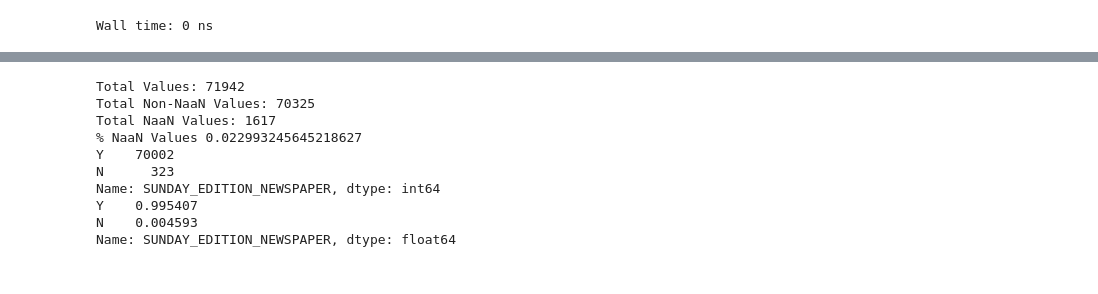
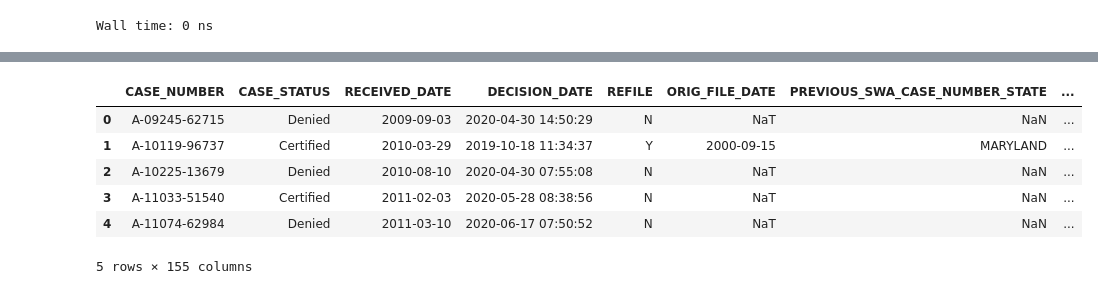
Before and after one commit to PrafullaDash/PythonForAnalytics-Grp4, a Jupyter notebook: Labor Analysis - Sam Gunther.ipynb, the cells around one changed output, grey strips where cells are left out. Saved outputs shown, nothing was run; the diff lists cells and outputs as text; code cells hidden in the pictures.

```diff
--- a/Labor Analysis - Sam Gunther.ipynb
+++ b/Labor Analysis - Sam Gunther.ipynb
@@ -192,13 +21,28 @@ plt.figure(figsize = (15,10))
-# %%
-column_info(df, 'SUNDAY_EDITION_NEWSPAPER')
-# %% [output]
-Total Values: 71942
-Total Non-NaaN Values: 70325
-Total NaaN Values: 1617
-% NaaN Values 0.022993245645218627
-Y    70002
-N      323
-Name: SUNDAY_EDITION_NEWSPAPER, dtype: int64
-Y    0.995407
-N    0.004593
-Name: SUNDAY_EDITION_NEWSPAPER, dtype: float64
+# %%
+# filter case statuses that are not withdrawn as including them could lead to misleading insights
+df = df[df.CASE_STATUS != 'Withdrawn']
+
+# create binary variables between cases that are denied vs certified
+# denied cases will have a binary variable of 1 while certified cases will have a binary variable of 0
+case_status = []
+case_status_binary = []
+for i in df.CASE_STATUS:
+    if i == 'Denied':
+        case_status.append('Denied')
+        case_status_binary.append(1)
+    else:
+        case_status.append('Certified')
+        case_status_binary.append(0)
+
+df['CASE_STATUS'] = case_status
+df['CASE_STATUS_BINARY'] = case_status_binary
+
+df.head()
+# %% [output]
+|  | CASE_NUMBER | CASE_STATUS | RECEIVED_DATE | DECISION_DATE | REFILE | ORIG_FILE_DATE | PREVIOUS_SWA_CASE_NUMBER_STATE | ... |
+| 0 | A-09245-62715 | Denied | 2009-09-03 | 2020-04-30 14:50:29 | N | NaT | NaN | ... |
+| 1 | A-10119-96737 | Certified | 2010-03-29 | 2019-10-18 11:34:37 | Y | 2000-09-15 | MARYLAND | ... |
+| 2 | A-10225-13679 | Denied | 2010-08-10 | 2020-04-30 07:55:08 | N | NaT | NaN | ... |
+| 3 | A-11033-51540 | Certified | 2011-02-03 | 2020-05-28 08:38:56 | N | NaT | NaN | ... |
+| 4 | A-11074-62984 | Denied | 2011-03-10 | 2020-06-17 07:50:52 | N | NaT | NaN | ... |
+5 rows × 155 columns
```
Also changed, not shown: parts of 44 cells of this notebook.
